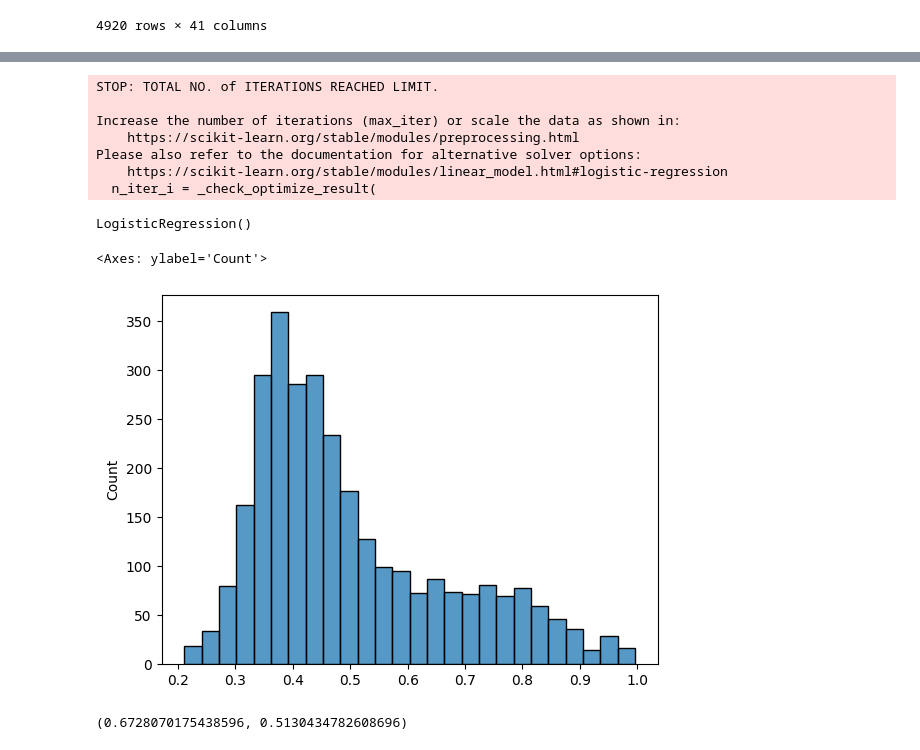
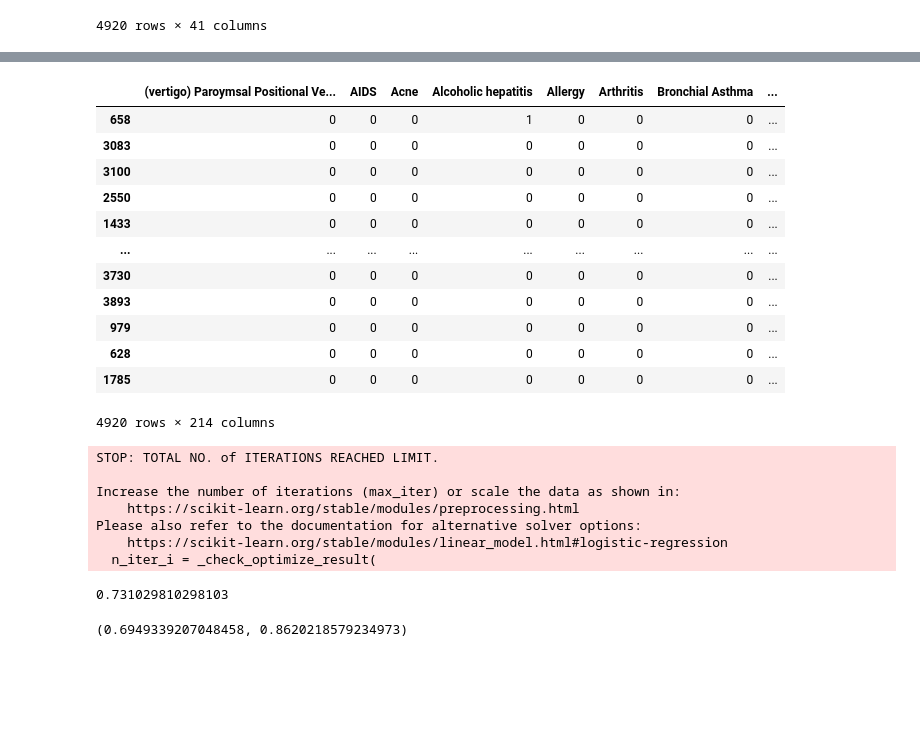
Before and after one commit to BigDataForSanDiego/Team-106, a Jupyter notebook: log_reg2.ipynb, the cells around one changed output, grey strips where cells are left out. Drawn from its saved outputs; the diff is of its cells as text; code cells hidden in the pictures; blank space fills up the shorter version.

Commit message:
feat: moves model training/prediction into python files

```diff
--- a/log_reg2.ipynb
+++ b/log_reg2.ipynb
@@ -149,12 +137,30 @@ reg_irreg
 | 3814 | 0 | 0 | 0 | 0 | 1 | 0 | 0 | ... |
 | 2014 | 0 | 0 | 1 | 0 | 0 | 0 | 0 | ... |
 10000 rows × 214 columns
+# %%
+reg_irreg = generate_data('data/one_hot.csv')
+reg_irreg
+# %% [output]
+|  | (vertigo) Paroymsal Positional Ve... | AIDS | Acne | Alcoholic hepatitis | Allergy | Arthritis | Bronchial Asthma | ... |
+| 658 | 0 | 0 | 0 | 1 | 0 | 0 | 0 | ... |
+| 3083 | 0 | 0 | 0 | 0 | 0 | 0 | 0 | ... |
+| 3100 | 0 | 0 | 0 | 0 | 0 | 0 | 0 | ... |
+| 2550 | 0 | 0 | 0 | 0 | 0 | 0 | 0 | ... |
+| 1433 | 0 | 0 | 0 | 0 | 0 | 0 | 0 | ... |
+| ... | ... | ... | ... | ... | ... | ... | ... | ... |
+| 3730 | 0 | 0 | 0 | 0 | 0 | 0 | 0 | ... |
+| 3893 | 0 | 0 | 0 | 0 | 0 | 0 | 0 | ... |
+| 979 | 0 | 0 | 0 | 0 | 0 | 0 | 0 | ... |
+| 628 | 0 | 0 | 0 | 0 | 0 | 0 | 0 | ... |
+| 1785 | 0 | 0 | 0 | 0 | 0 | 0 | 0 | ... |
+4920 rows × 214 columns
 # %%
 model = LogisticRegression()
 X = reg_irreg.iloc[:, :-1]
 y = reg_irreg['Irregular']
 X_train, X_test, y_train, y_test = train_test_split(X, y, test_size=0.3)
 model.fit(X_train, y_train)
+model.score(X_test, y_test)
 # %% [output]
 STOP: TOTAL NO. of ITERATIONS REACHED LIMIT.
 
@@ -163,12 +169,7 @@ Increase the number of iterations (max_iter) or scale the data as shown in:
 Please also refer to the documentation for alternative solver options:
     https://scikit-learn.org/stable/modules/linear_model.html#logistic-regression
   n_iter_i = _check_optimize_result(
-LogisticRegression()
+0.731029810298103
 # %%
 test_probs_irr = model.predict_proba(X_test)[:, 1]
 test_pred_irr = model.predict(X_test)
-# %%
-sns.histplot(test_probs_irr)
-# %% [output]
-<Axes: ylabel='Count'>
-[figure, removed]
@@ -175,4 +178,6 @@ sns.histplot(test_probs_irr)
 # %%
+thresh = 0.4
+test_pred_irr = (test_probs_irr >= thresh)
 tp_count = (test_pred_irr & y_test).sum()
 fp_count = (test_pred_irr & ~y_test).sum()
 tn_count = (~test_pred_irr & ~y_test).sum()
@@ -182,7 +187,7 @@ prec = tp_count / (tp_count + fp_count)
 rec = tp_count / (tp_count + fn_count)
 prec, rec
 # %% [output]
-(0.6728070175438596, 0.5130434782608696)
+(0.6949339207048458, 0.8620218579234973)
 # %%
 fpr, tpr, thresh = roc_curve(y_test, test_probs_irr)
 sns.lineplot(fpr, tpr)
```
Also changed, not shown: parts of 7 cells of this notebook, 2 other files.
